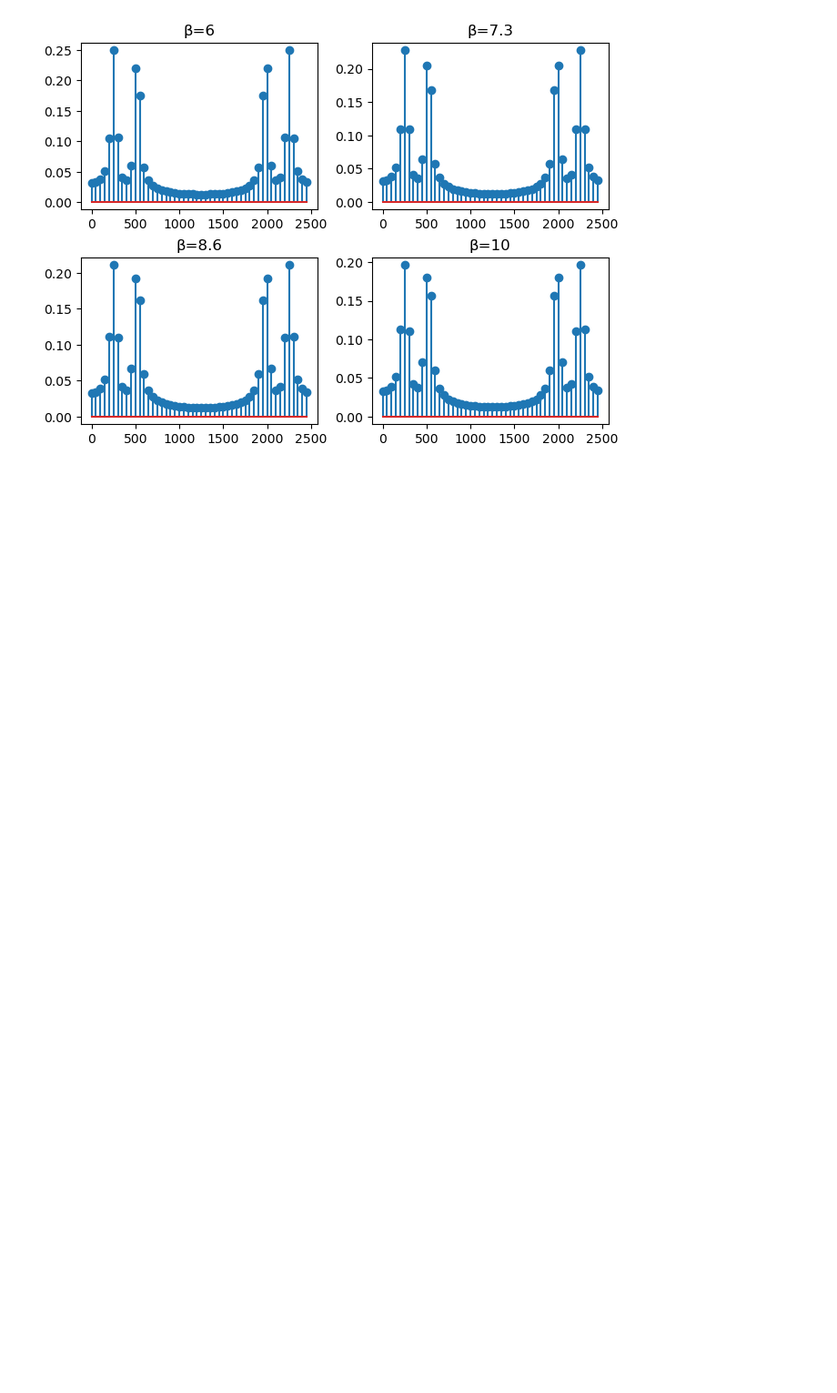
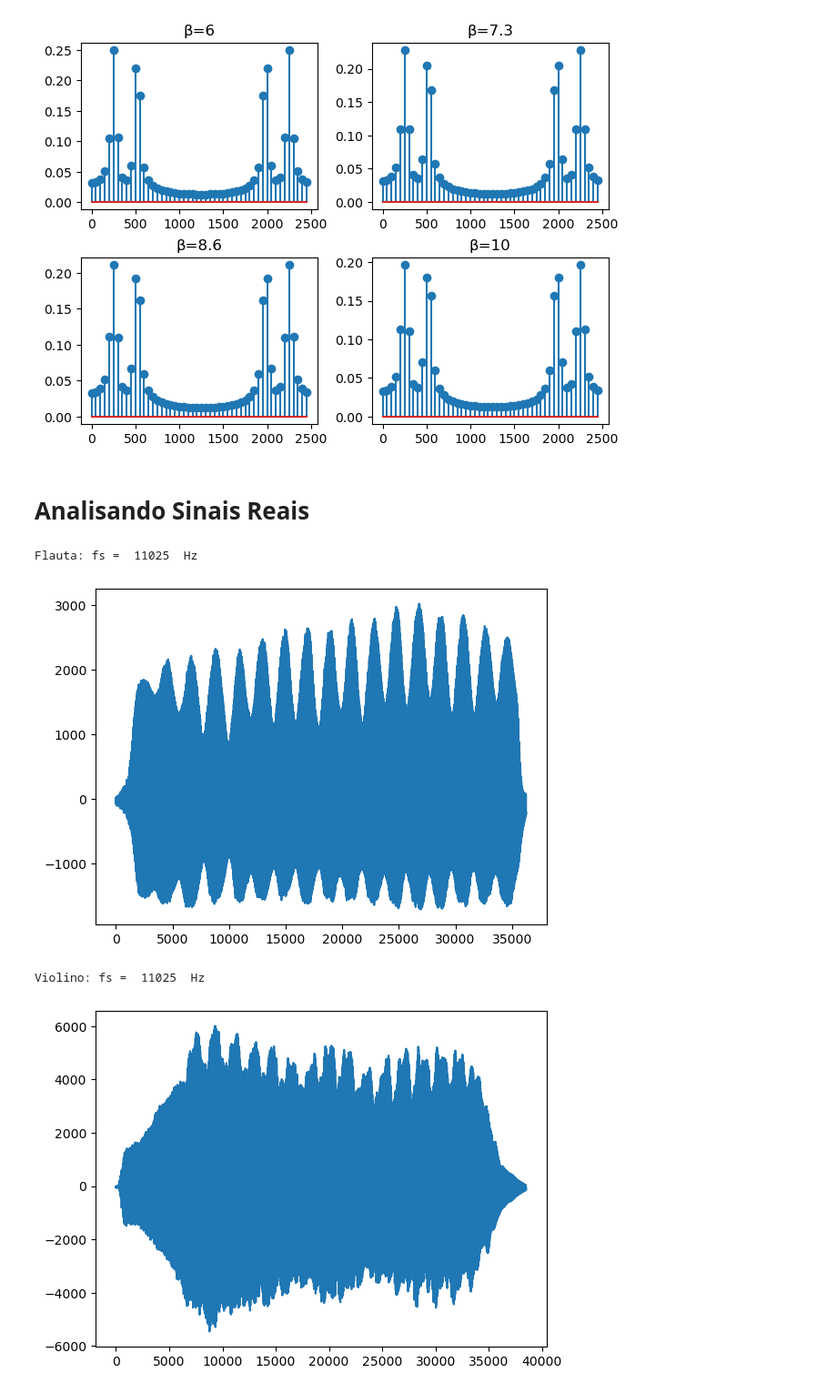
Before and after one commit to Emanuel600/Misc, a Jupyter notebook: DSP/Trabalho_FFT.ipynb, the cells around one changed output. Shown at 91% size. Drawn from its saved outputs; the diff is of its cells as text; code cells hidden in the pictures; blank space fills up the shorter version.

```diff
--- a/DSP/Trabalho_FFT.ipynb
+++ b/DSP/Trabalho_FFT.ipynb
@@ -315,3 +315,26 @@ plot_4stem([xf4, xf5, xf6, xf7], [yf4, yf5, yf6, yf7],
 # %% [output]
 [figure]
 [figure]
+# %% [markdown]
+# Analisando Sinais Reais
+# %%
+from scipy.io import wavfile as wf
+
+fs, x_flute = wf.read('Sinais/flute-C4.wav')
+
+print("Flauta: fs = ",fs," Hz")   # mostra a frequencia de amostragem
+
+plt.plot(x_flute)
+plt.show()
+
+fs, x_violin = wf.read('Sinais/violin-C4.wav')
+
+print("Violino: fs = ",fs," Hz")   # mostra a frequencia de amostragem
+
+plt.plot(x_violin)
+plt.show()
+# %% [output]
+Flauta: fs =  11025  Hz
+[figure, added]
+Violino: fs =  11025  Hz
+[figure, added]
```
Also changed, not shown: parts of 4 cells of this notebook, 2 other files.
